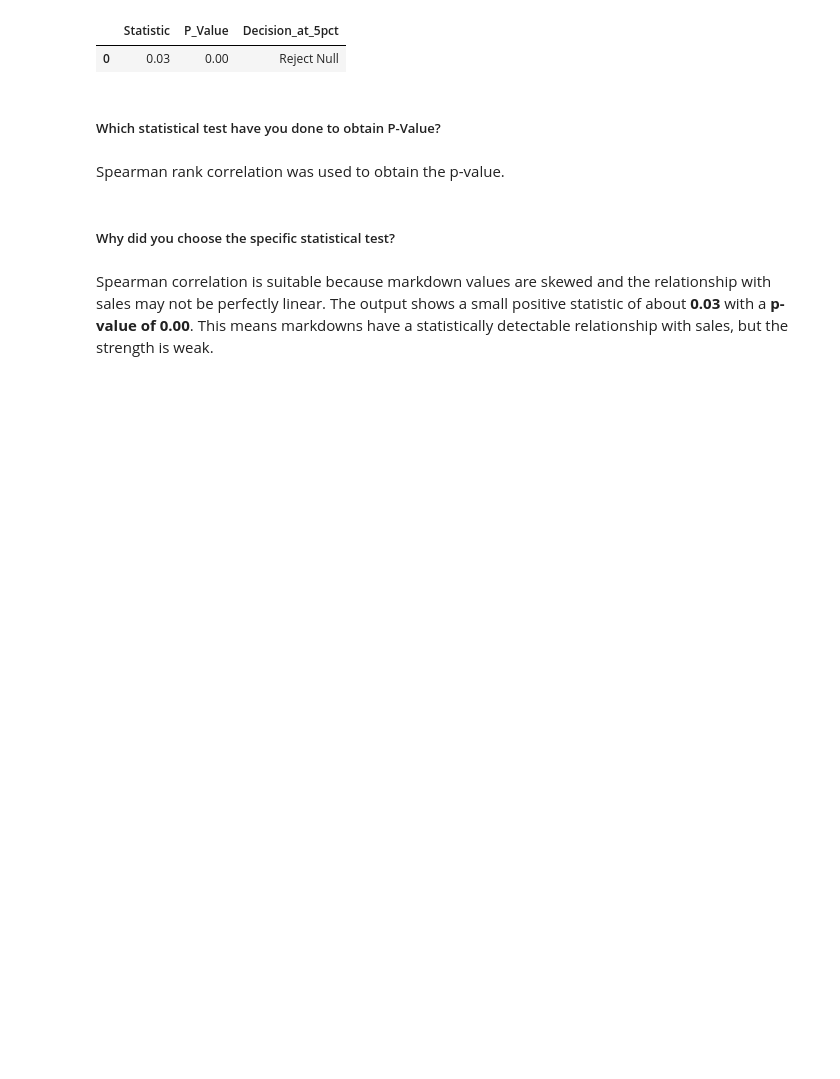
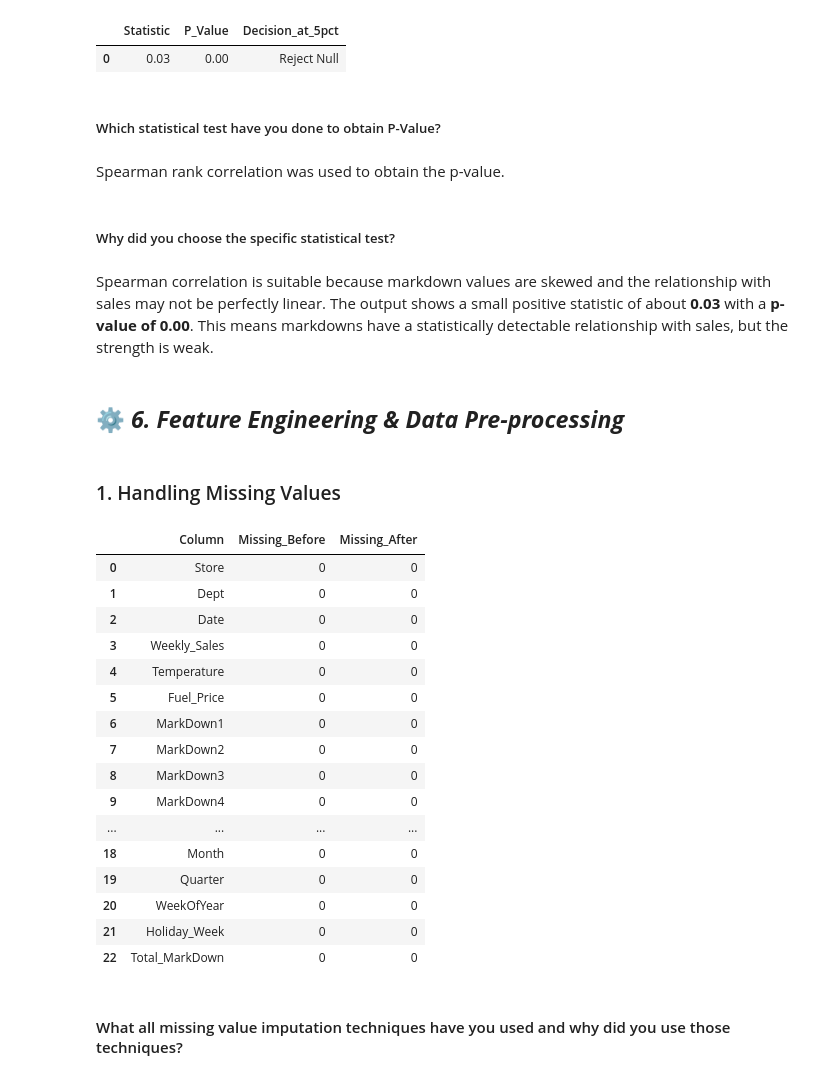
Before and after one commit to I-AM-PRASHANT-VERMA/Almabetter---Integrated-Retail-Analytics-for-Store-Optimization-, a Jupyter notebook: Integrated Retail Analytics for Store Optimization.ipynb, the cells around one changed output. Saved outputs shown, nothing was run; the diff lists cells and outputs as text; code cells hidden in the pictures; blank space fills up the shorter version.

Commit message:
Add preprocessing and segmentation workflow

```diff
--- a/Integrated Retail Analytics for Store Optimization.ipynb
+++ b/Integrated Retail Analytics for Store Optimization.ipynb
@@ -1431,3 +1431,58 @@ Spearman rank correlation was used to obtain the p-value.
 ##### Why did you choose the specific statistical test?
 # %% [markdown]
 Spearman correlation is suitable because markdown values are skewed and the relationship with sales may not be perfectly linear. The output shows a small positive statistic of about **0.03** with a **p-value of 0.00**. This means markdowns have a statistically detectable relationship with sales, but the strength is weak.
+# %% [markdown]
+## ⚙️ ***6. Feature Engineering & Data Pre-processing***
+# %% [markdown]
+### 1. Handling Missing Values
+# %%
+# Code Cell 31: Impute remaining missing values in the merged analytical dataset.
+
+# Work on a copy before preprocessing.
+retail_model_df = merged_df.copy()
+
+# Missing counts are captured before imputation for comparison.
+missing_before_df = retail_model_df.isna().sum().reset_index(name="Missing_Before").rename(columns={"index": "Column"})
+
+# Any missing store type falls back to the most common type.
+retail_model_df["Type"] = retail_model_df["Type"].fillna(retail_model_df["Type"].mode().iloc[0])
+
+# Markdown fields keep the zero-activity assumption.
+retail_model_df[markdown_columns] = retail_model_df[markdown_columns].fillna(0.0)
+for column_name in economic_columns:  # Economic columns are filled within each store to preserve time continuity.
+
+    # Forward and backward fill keep each store history consistent.
+    retail_model_df[column_name] = retail_model_df.groupby("Store")[column_name].transform(lambda series: series.ffill().bfill())
+
+# Numeric columns are collected so a final median fill can be applied.
+numeric_columns = retail_model_df.select_dtypes(include=[np.number]).columns.tolist()
+
+# Median fill covers any leftover numeric gaps without overreacting to outliers.
+retail_model_df[numeric_columns] = retail_model_df[numeric_columns].fillna(retail_model_df[numeric_columns].median())
+
+# Missing counts are captured again after the imputation step.
+missing_after_df = retail_model_df.isna().sum().reset_index(name="Missing_After").rename(columns={"index": "Column"})
+
+# Before-and-after counts are joined for one clear summary.
+imputation_comparison_df = missing_before_df.merge(missing_after_df, on="Column", how="left")
+display(imputation_comparison_df)
+# %% [output]
+|  | Column | Missing_Before | Missing_After |
+| 0 | Store | 0 | 0 |
+| 1 | Dept | 0 | 0 |
+| 2 | Date | 0 | 0 |
+| 3 | Weekly_Sales | 0 | 0 |
+| 4 | Temperature | 0 | 0 |
+| 5 | Fuel_Price | 0 | 0 |
+| 6 | MarkDown1 | 0 | 0 |
+| 7 | MarkDown2 | 0 | 0 |
+| 8 | MarkDown3 | 0 | 0 |
+| 9 | MarkDown4 | 0 | 0 |
+| ... | ... | ... | ... |
+| 18 | Month | 0 | 0 |
+| 19 | Quarter | 0 | 0 |
+| 20 | WeekOfYear | 0 | 0 |
+| 21 | Holiday_Week | 0 | 0 |
+| 22 | Total_MarkDown | 0 | 0 |
+# %% [markdown]
+#### What all missing value imputation techniques have you used and why did you use those techniques?
```
Also changed, not shown: parts of 49 cells of this notebook.
